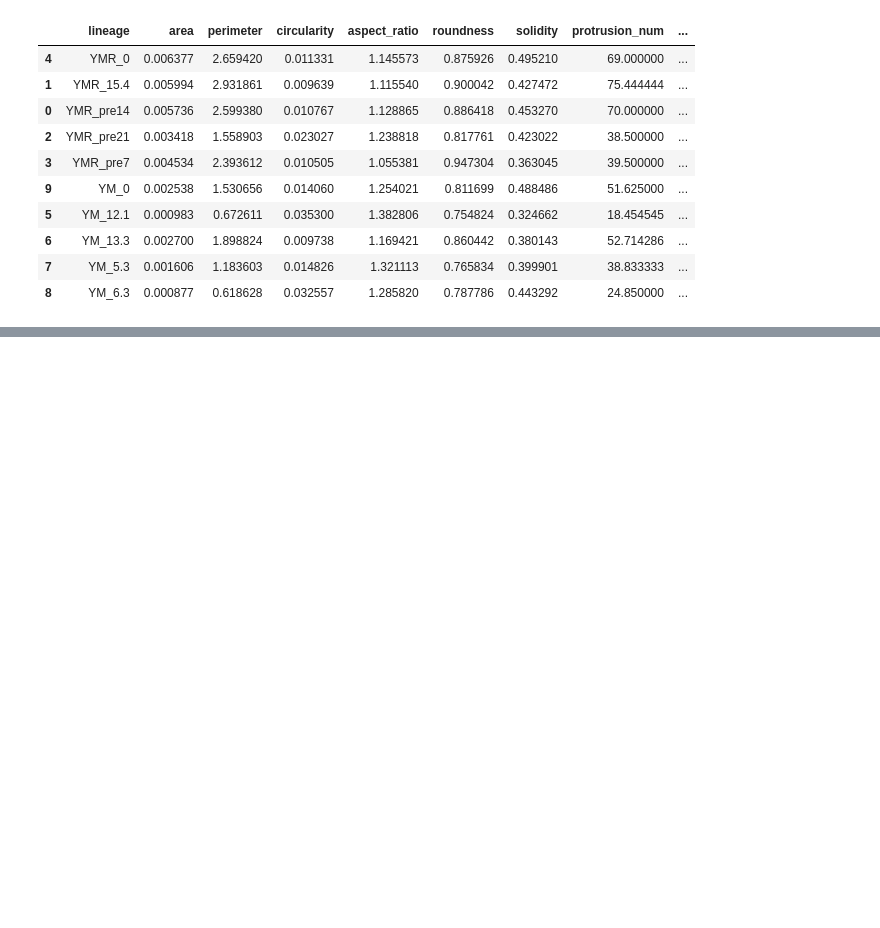
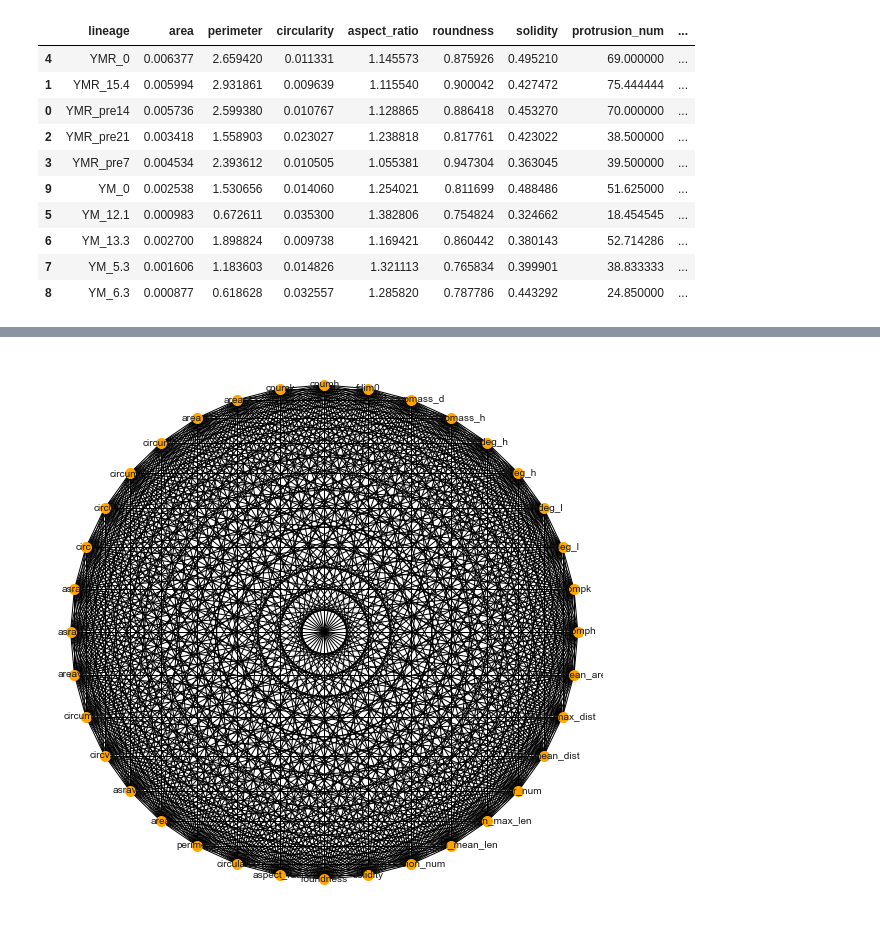
Before and after one commit to trevor-chan/research, a Jupyter notebook: morpho_scripts/Untitled.ipynb, the cells around one changed output, grey strips where cells are left out. Cells and saved outputs as stored; diff of their text form; code cells hidden in the pictures; blank space fills up the shorter version.

```diff
--- a/morpho_scripts/Untitled.ipynb
+++ b/morpho_scripts/Untitled.ipynb
@@ -1285,0 +1460,13 @@ df_3d.sort_values('lineage',axis = 0)
+# %%
+plt.subplots(figsize=(10,10))
+vargraph = nx.from_numpy_matrix(combineddf.corr().to_numpy())
+mapping = lambda i: corr.columns[i]
+vargraph = nx.relabel_nodes(vargraph,mapping)
+
+edges,weights = zip(*nx.get_edge_attributes(vargraph,'weight').items())
+
+
+
+nx.draw_shell(vargraph, with_labels=True, node_color='orange', node_size=100, edge_color='black', linewidths=1, font_size=10)
+# %% [output]
+[figure, added]
```
Also changed, not shown: parts of 11 cells of this notebook.
